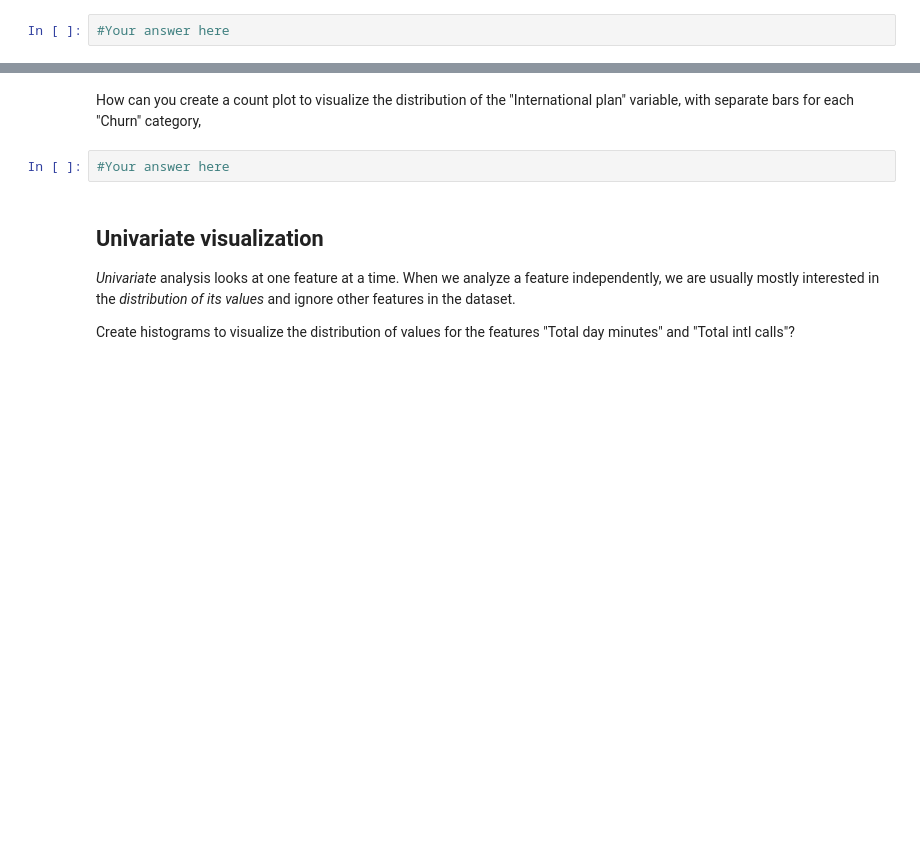
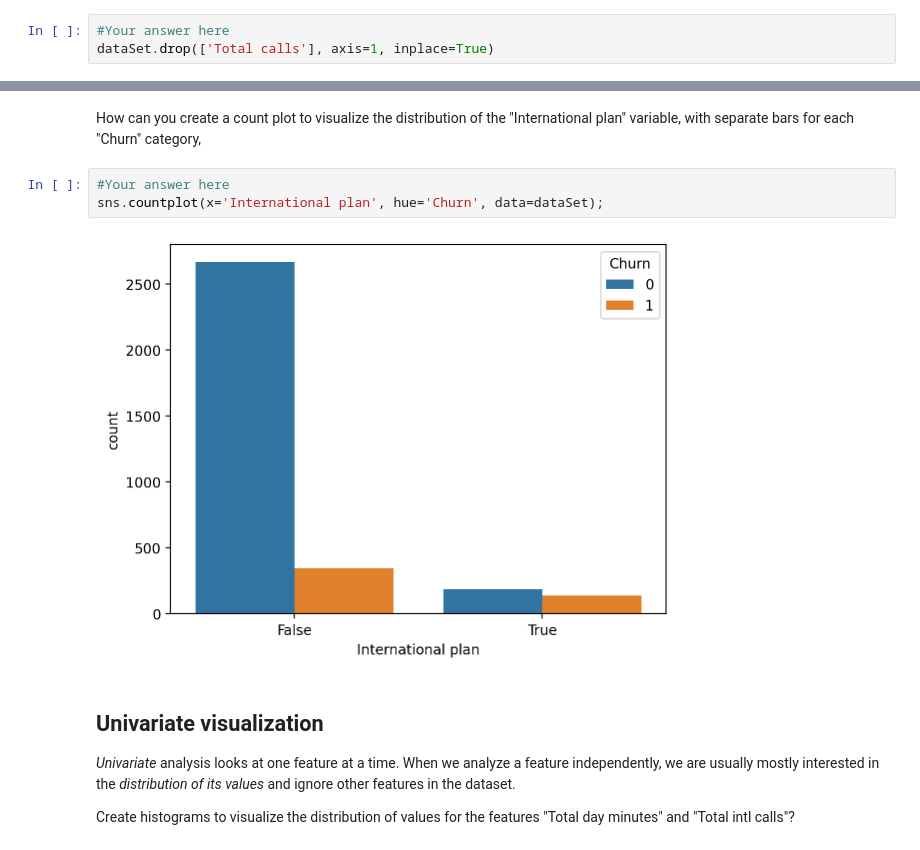
Before and after one commit to Mixel2004/data_science_lab, a Jupyter notebook: week2/Lab 2 assignment.ipynb, the cells around one changed output, grey strips where cells are left out. Saved outputs shown, nothing was run; the diff lists cells and outputs as text; blank space fills up the shorter version.

```diff
--- a/week2/Lab 2 assignment.ipynb
+++ b/week2/Lab 2 assignment.ipynb
@@ -489,6 +489,7 @@ How can you delete specific columns or rows from a DataFrame?
 **Note:** It should alters the current DataFrame and should not return a new one.
 # %%
 #Your answer here
+dataSet.drop(['Total calls'], axis=1, inplace=True)
 # %% [markdown]
 <h1> Visualizing the Data</h1>
 
@@ -505,6 +506,9 @@ import seaborn as sns
 How can you create a count plot to visualize the distribution of the "International plan" variable, with separate bars for each "Churn" category,
 # %%
 #Your answer here
+sns.countplot(x='International plan', hue='Churn', data=dataSet);
+# %% [output]
+[figure, added]
 # %% [markdown]
 <h2> Univariate visualization</h2>
 
```
Also changed, not shown: parts of 14 cells of this notebook.
